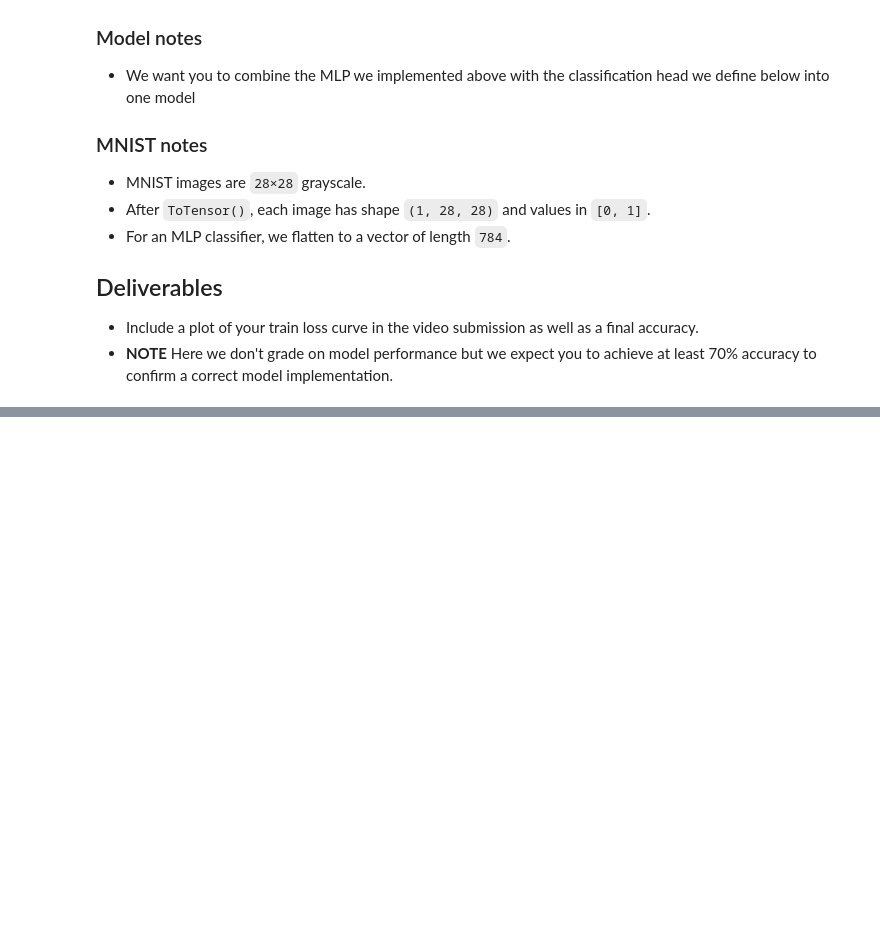
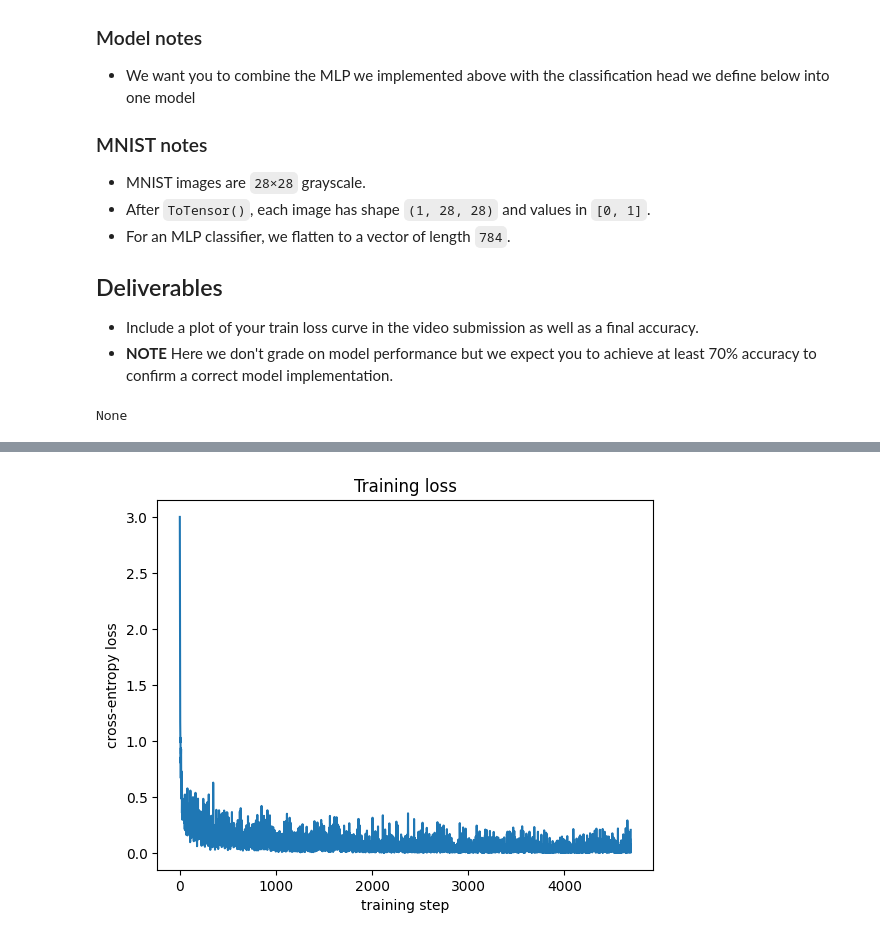
Before and after one commit to spereira02/Robot-Learning, a Jupyter notebook: hw1_pytorch_tutorial/src/ex3.ipynb, the cells around one changed output, grey strips where cells are left out. Cells and saved outputs as stored; diff of their text form; code cells hidden in the pictures; blank space fills up the shorter version.

```diff
--- a/hw1_pytorch_tutorial/src/ex3.ipynb
+++ b/hw1_pytorch_tutorial/src/ex3.ipynb
@@ -301,7 +312,8 @@ transform = transforms.ToTensor()  # -> float32 in [0,1], shape (1, 28, 28)
 train_ds = datasets.MNIST(root="data", train=True, download=True, transform=transform)
 test_ds  = datasets.MNIST(root="data", train=False, download=True, transform=transform)
 
-# TODO: define the dataloaders
+train_loader = DataLoader(train_ds, batch_size = 64, shuffle=True, num_workers=4, pin_memory=True)
+test_loader = DataLoader(test_ds, batch_size = 256, shuffle=False, num_workers=4, pin_memory=True)
 # %%
 def cross_entropy_from_logits(
     logits: torch.Tensor,
@@ -316,8 +328,28 @@ def cross_entropy_from_logits(
     Requirements:
     - Use log-softmax for stability (do not use torch.nn.CrossEntropyLoss, we check this in the autograder).
     """
-    # TODO: implement
-    raise NotImplementedError
+    log_prob = nn.LogSoftmax(-1)(logits)
+
+    correct_log_probs = log_prob[torch.arange(logits.shape[0]), targets]
+
+    return -correct_log_probs.mean()
+
+import torch.nn.functional as F
+def test_cross_entropy_from_logits():
+    logits = torch.tensor([
+        [1000.0, 1001.0, 999.0],
+        [-1000.0, -999.0, -1001.0],
+    ])
+    targets = torch.tensor([1, 1])
+
+    actual = cross_entropy_from_logits(logits, targets)
+    expected = F.cross_entropy(logits, targets)
+
+    assert torch.allclose(actual, expected, atol=1e-6), (actual, expected)
+
+print(test_cross_entropy_from_logits())
+# %% [output]
+None
 # %%
 class ClassificationHead(nn.Module):
     def __init__(self, d_in: int, num_classes: int):
@@ -335,7 +365,19 @@ class ClassificationHead(nn.Module):
 # %%
-def accuracy(loader):
-    # TODO: You can use this function to evaluate your model accuracy.
-    raise NotImplementedError
+def accuracy(model,loader):
+    model.eval()
+
+    correct = 0
+    total = 0
+
+    with torch.no_grad():
+        for x, y in loader:
+            logits = model(x)
+            preds = logits.argmax(dim=-1)
+
+            correct += (preds == y).sum().item()
+            total += y.numel()
+
+    return correct / total
 # %%
 def train_classifier(
     model: nn.Module,
@@ -364,0 +442,25 @@ def train_classifier(
+# %%
+import matplotlib.pyplot as plt
+
+model = nn.Sequential(
+    nn.Flatten(),
+    MLP(784, 128, 128, depth=3, use_layernorm=True),
+    ClassificationHead(128, 10),
+)
+
+losses = train_classifier(
+    model,
+    train_loader,
+    test_loader,
+    lr=1e-3,
+    epochs=5,
+)
+
+print("final test accuracy:", accuracy(model,test_loader))
+
+plt.plot(losses)
+plt.xlabel("training step")
+plt.ylabel("cross-entropy loss")
+plt.title("Training loss")
+plt.show()
+# %% [output]
@@ -364,0 +473 @@ def train_classifier(
+[figure, added]
```
Also changed, not shown: parts of 8 cells of this notebook, 1 other file.
